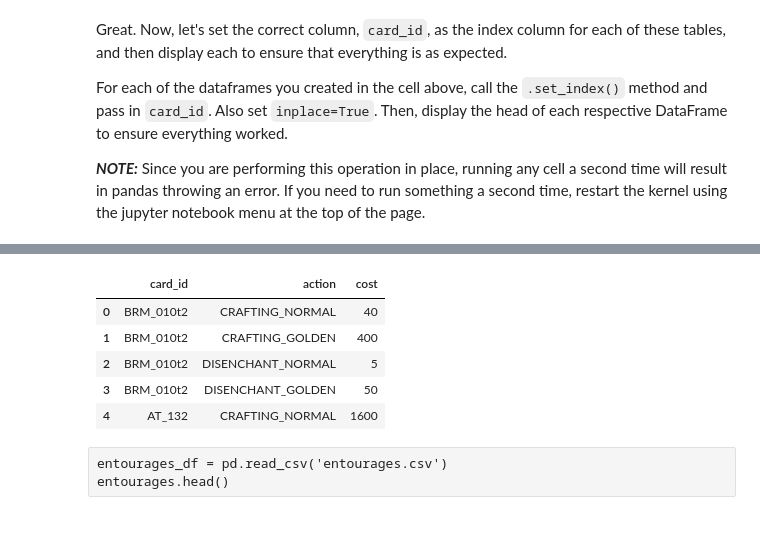
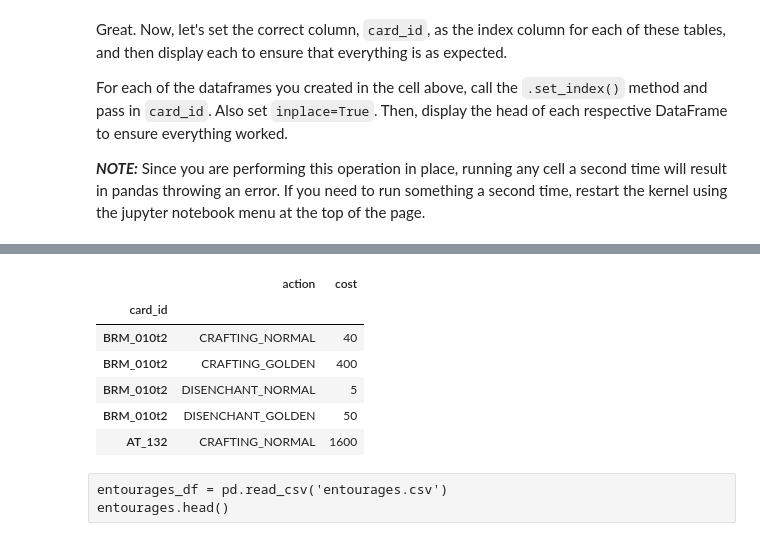
Before and after one commit to kathrinv/dsc-combining-dataframes-pandas-lab-nyc-ds-082619, a Jupyter notebook: index.ipynb, the cells around one changed output, grey strips where cells are left out. Saved outputs shown, nothing was run; the diff lists cells and outputs as text; code cells hidden in the pictures.

```diff
--- a/index.ipynb
+++ b/index.ipynb
@@ -146,15 +146,17 @@ cards_df.head()
 | BRM_010t2 | DRUID | MINION | Druid of the Flame | BRM | NaN | 3.0 | 2.0 | 5.0 | COMMON | NaN | ... |
 | AT_132 | NEUTRAL | MINION | Justicar Trueheart | TGT | <b>Battlecry:</b> Replace your st... | 6.0 | 6.0 | 3.0 | LEGENDARY | 1.0 | ... |
 | OG_141 | NEUTRAL | MINION | Faceless Behemoth | OG | NaN | 10.0 | 10.0 | 10.0 | COMMON | 1.0 | ... |
-# %%
-dust_df.
-# %% [output]
-|  | card_id | action | cost |
-| 0 | BRM_010t2 | CRAFTING_NORMAL | 40 |
-| 1 | BRM_010t2 | CRAFTING_GOLDEN | 400 |
-| 2 | BRM_010t2 | DISENCHANT_NORMAL | 5 |
-| 3 | BRM_010t2 | DISENCHANT_GOLDEN | 50 |
-| 4 | AT_132 | CRAFTING_NORMAL | 1600 |
+# %%
+dust_df.set_index('card_id', inplace=True)
+dust_df.head()
+# %% [output]
+|  | action | cost |
+| card_id |  |  |
+| BRM_010t2 | CRAFTING_NORMAL | 40 |
+| BRM_010t2 | CRAFTING_GOLDEN | 400 |
+| BRM_010t2 | DISENCHANT_NORMAL | 5 |
+| BRM_010t2 | DISENCHANT_GOLDEN | 50 |
+| AT_132 | CRAFTING_NORMAL | 1600 |
 # %% [raw]
 entourages_df = pd.read_csv('entourages.csv')
 entourages.head()
```
